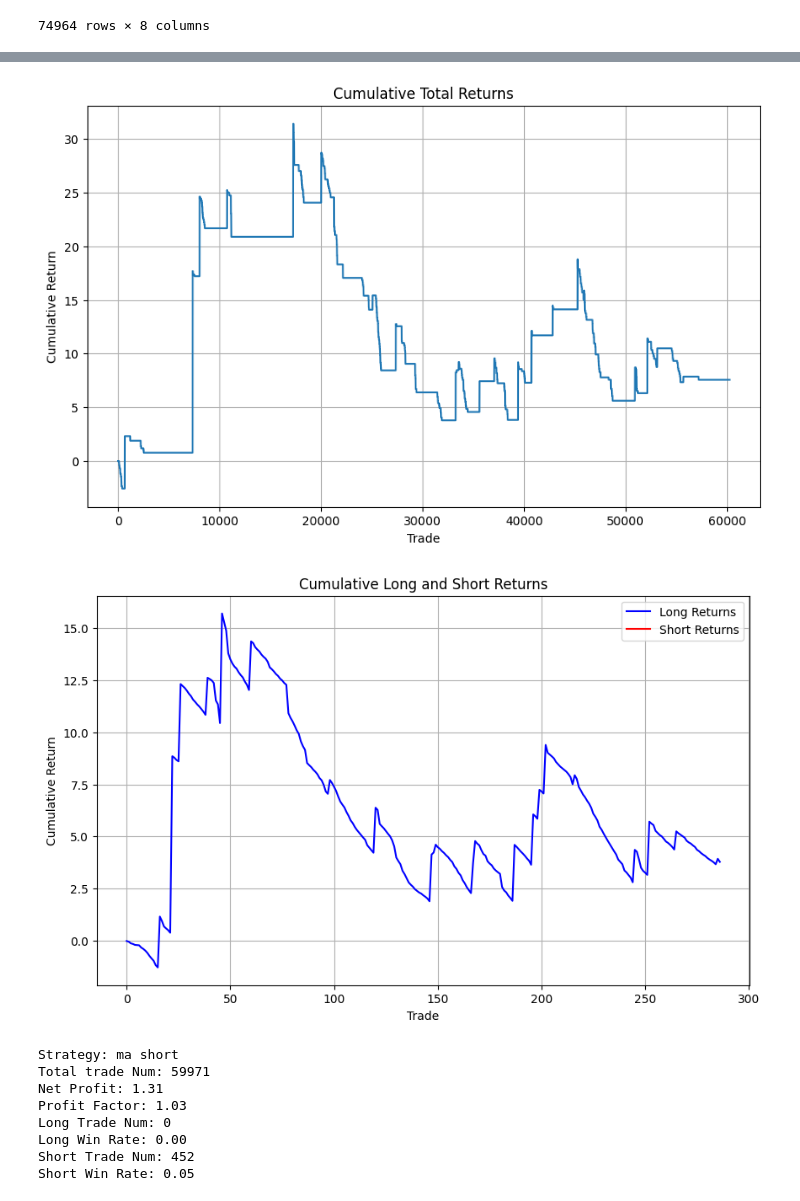
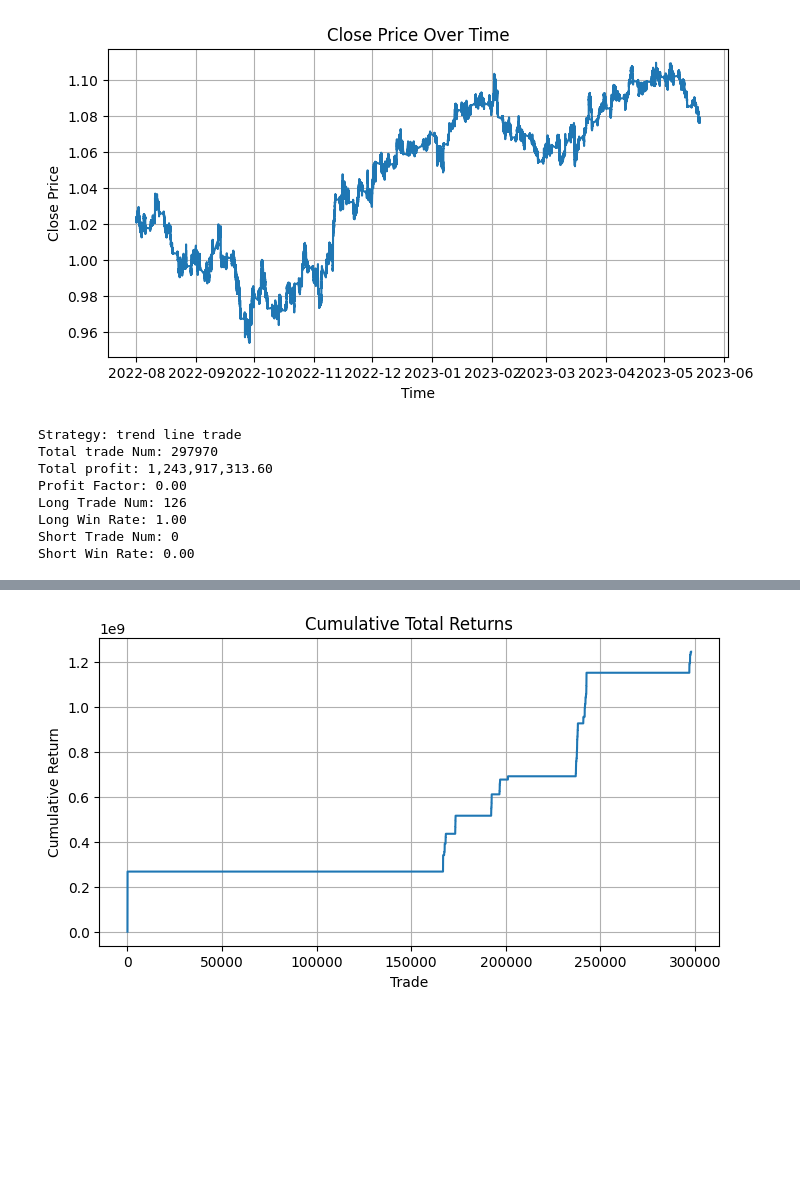
Before and after one commit to pixcelo/mt5-using-python, a Jupyter notebook: back-test/backtest.ipynb, the cells around one changed output, grey strips where cells are left out. Cells and saved outputs as stored; diff of their text form; code cells hidden in the pictures; blank space fills up the shorter version.

```diff
--- a/back-test/backtest.ipynb
+++ b/back-test/backtest.ipynb
@@ -9,3 +10,12 @@ from sma import TradingStrategy
+# %%
+def plot_df(df):
+    plt.figure(figsize=(8,4))
+    plt.plot(df['close'], label='Close')
+    plt.title('Close Price Over Time')
+    plt.xlabel('Time')
+    plt.ylabel('Close Price')
+    plt.grid(True)
+    plt.show()
 # %%
 def summarize_trade_results(trade_results, strategy_name):
     total_win = sum(x for x in trade_results['profits'] if x > 0)
@@ -14,13 +24,12 @@ def summarize_trade_results(trade_results, strategy_name):
 
     long_win_rate = sum(1 for x in trade_results['long_profits'] if x > 0) / len(trade_results['long_profits']) if trade_results['long_profits'] else 0
     short_win_rate = sum(1 for x in trade_results['short_profits'] if x > 0) / len(trade_results['short_profits']) if trade_results['short_profits'] else 0
-    net_profit = sum(trade_results['profits'])
 
     # Print and log the statistics
     lines = [
         f"Strategy: {strategy_name}",
         f"Total trade Num: {len(trade_results['profits'])}",
-        f"Net Profit: {net_profit:.2f}",
+        f"Total profit: {format(sum(trade_results['profits']), ',.2f')}",
         f"Profit Factor: {profit_factor:.2f}",
         f"Long Trade Num: {len(trade_results['long_profits'])}",
         f"Long Win Rate: {long_win_rate:.2f}",
@@ -38,7 +47,7 @@ def summarize_trade_results(trade_results, strategy_name):
     cumulative_short_returns = np.cumsum(trade_results['short_profits'])
 
     # Plot the results
-    plt.figure(figsize=(10,6))
+    plt.figure(figsize=(8,4))
     plt.plot(cumulative_returns, label='Total Returns')
     plt.title("Cumulative Total Returns")
     plt.xlabel("Trade")
@@ -46,7 +55,7 @@ def summarize_trade_results(trade_results, strategy_name):
     plt.grid(True)
     plt.show()
 
-    plt.figure(figsize=(10,6))
+    plt.figure(figsize=(8,4))
     plt.plot(cumulative_long_returns, label='Long Returns', color='blue')
     plt.plot(cumulative_short_returns, label='Short Returns', color='red')
     plt.title("Cumulative Long and Short Returns")
@@ -129,10 +123,11 @@ def trade_logic(df, trade_conditions_func):
     return trade_results
 # %%
 # Backtest
-file_name = '../csv/USDJPY_5_20220801_to_20230801.csv'
+file_name = '../csv/EURUSD_1_20220801_to_20230801.csv'
 
 df = pd.read_csv(file_name)
-display(df)
+resampler_df = ResampleData(df)
+df = resampler_df.merge_data()
 
 # Assume 80% of the data is used for training and 20% for testing
 train_df, test_df = train_test_split(df, test_size=0.2, shuffle=False)
@@ -147,17 +142,15 @@ if __name__ == '__main__':
 
     # Specify the DataFrame to be used in the backtest
     df = train_df
-    # df = test_df
+    #df = test_df
 
     strategy = TradingStrategy()
     df = strategy.prepare_data(df)
+    plot_df(df)
+    # display(df)
 
     trade_conditions = [
-        (strategy.trade_conditions1, "ma long"),
-        (strategy.trade_conditions2, "ma short"),
-        (strategy.trade_conditions3, "ma long short"),
-        (strategy.trade_conditions6, "ma long short"),
-        (strategy.trade_conditions7, "ma long short trail"),
+        (strategy.trade_conditions_func, "trend line trade"),
     ]
 
     # Execute the trade logic
@@ -180 +161,9 @@ if __name__ == '__main__':
+[figure, new version]
-74964 rows × 8 columns
+Strategy: trend line trade
+Total trade Num: 297970
+Total profit: 1,243,917,313.60
+Profit Factor: 0.00
+Long Trade Num: 126
+Long Win Rate: 1.00
+Short Trade Num: 0
+Short Win Rate: 0.00
@@ -189,10 +170 @@ Short Win Rate: 0.00
-[figure, old version]
-[figure, old version]
+[figure, new version]
-Strategy: ma short
-Total trade Num: 59971
-Net Profit: 1.31
-Profit Factor: 1.03
-Long Trade Num: 0
-Long Win Rate: 0.00
-Short Trade Num: 452
-Short Win Rate: 0.05
```
Also changed, not shown: parts of 3 cells of this notebook, 1 other file.
